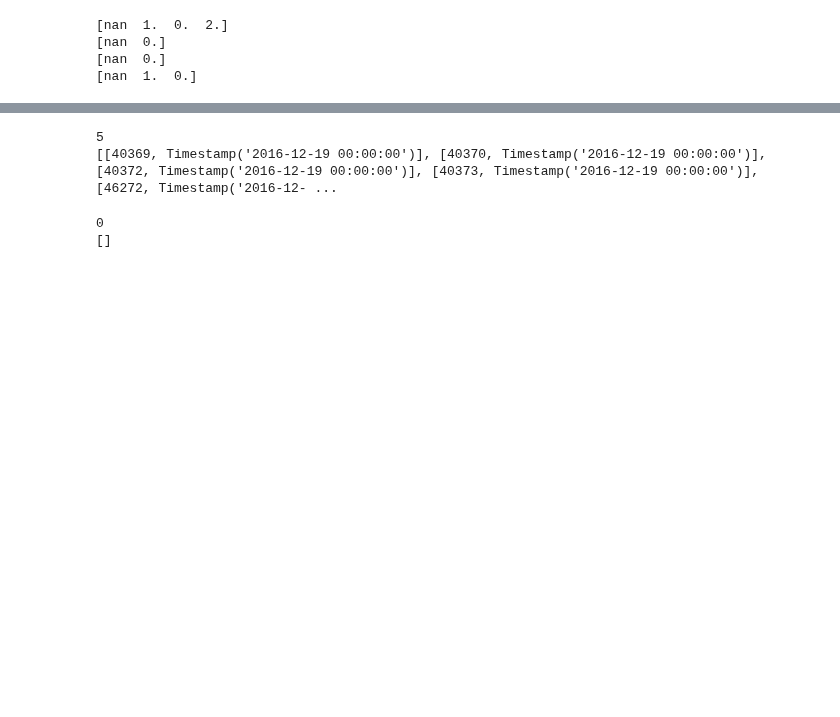
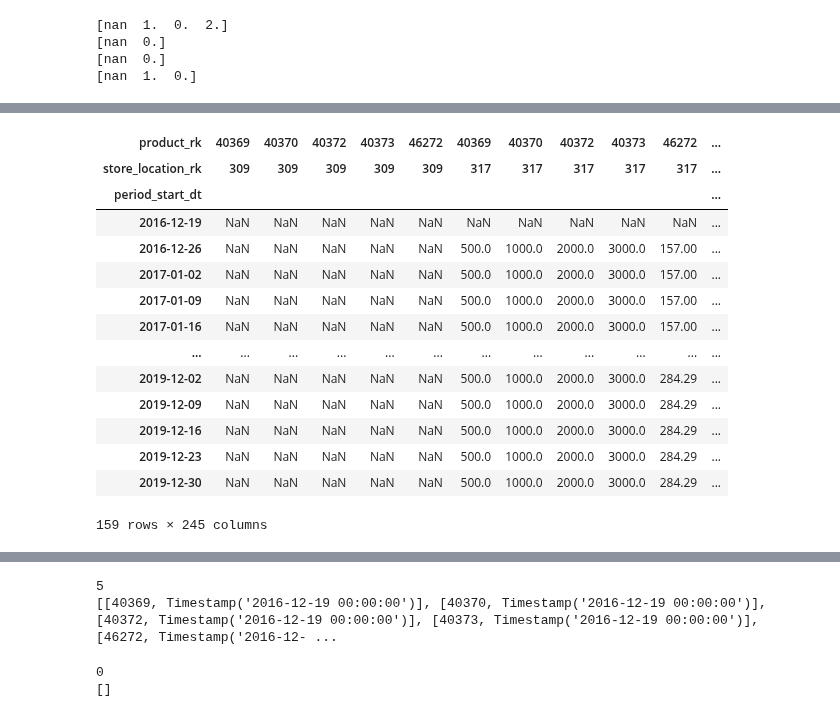
Before and after one commit to aromanenko/ATSF, a Jupyter notebook: hw3_solution_example.ipynb, the cells around one changed output, grey strips where cells are left out. Drawn from its saved outputs; the diff is of its cells as text; code cells hidden in the pictures; blank space fills up the shorter version.

```diff
--- a/hw3_solution_example.ipynb
+++ b/hw3_solution_example.ipynb
@@ -70,6 +119,0 @@ all_data
-# %%
-#Поработаем с пропущенными значениями
-#Пропуски в категориальных переменных заполним соответствующими модами:
-all_data['PROMO1_FLAG'] = all_data['PROMO1_FLAG'].fillna(all_data['PROMO1_FLAG'].mode()[0])
-all_data['AUTORIZATION_FLAG'] = all_data['AUTORIZATION_FLAG'].fillna(all_data['AUTORIZATION_FLAG'].mode()[0])
-all_data
@@ -129,0 +172,23 @@ all_data #удалилось 15 наблюдений
+# %%
+# Fill missing values on store-product level PRICE_REGULAR, PRICE_AFTER_DISC, AUTHORIZATION_FLAG
+# idea: price in week W is quite close to price in week W-1
+all_data.set_index(['product_rk', 'store_location_rk', 'period_start_dt']).unstack([0,1])['PRICE_REGULAR']
+
+# dell data relating to store_id = 309 because there is no price data at all
+# all_data[all_data['store_location_rk'] == 309].sort_values(by='product_rk')
+# %% [output]
+| product_rk | 40369 | 40370 | 40372 | 40373 | 46272 | 40369 | 40370 | 40372 | 40373 | 46272 | ... |
+| store_location_rk | 309 | 309 | 309 | 309 | 309 | 317 | 317 | 317 | 317 | 317 | ... |
+| period_start_dt |  |  |  |  |  |  |  |  |  |  | ... |
+| 2016-12-19 | NaN | NaN | NaN | NaN | NaN | NaN | NaN | NaN | NaN | NaN | ... |
+| 2016-12-26 | NaN | NaN | NaN | NaN | NaN | 500.0 | 1000.0 | 2000.0 | 3000.0 | 157.00 | ... |
+| 2017-01-02 | NaN | NaN | NaN | NaN | NaN | 500.0 | 1000.0 | 2000.0 | 3000.0 | 157.00 | ... |
+| 2017-01-09 | NaN | NaN | NaN | NaN | NaN | 500.0 | 1000.0 | 2000.0 | 3000.0 | 157.00 | ... |
+| 2017-01-16 | NaN | NaN | NaN | NaN | NaN | 500.0 | 1000.0 | 2000.0 | 3000.0 | 157.00 | ... |
+| ... | ... | ... | ... | ... | ... | ... | ... | ... | ... | ... | ... |
+| 2019-12-02 | NaN | NaN | NaN | NaN | NaN | 500.0 | 1000.0 | 2000.0 | 3000.0 | 284.29 | ... |
+| 2019-12-09 | NaN | NaN | NaN | NaN | NaN | 500.0 | 1000.0 | 2000.0 | 3000.0 | 284.29 | ... |
+| 2019-12-16 | NaN | NaN | NaN | NaN | NaN | 500.0 | 1000.0 | 2000.0 | 3000.0 | 284.29 | ... |
+| 2019-12-23 | NaN | NaN | NaN | NaN | NaN | 500.0 | 1000.0 | 2000.0 | 3000.0 | 284.29 | ... |
+| 2019-12-30 | NaN | NaN | NaN | NaN | NaN | 500.0 | 1000.0 | 2000.0 | 3000.0 | 284.29 | ... |
+159 rows × 245 columns
```
Also changed, not shown: parts of 35 cells of this notebook.
